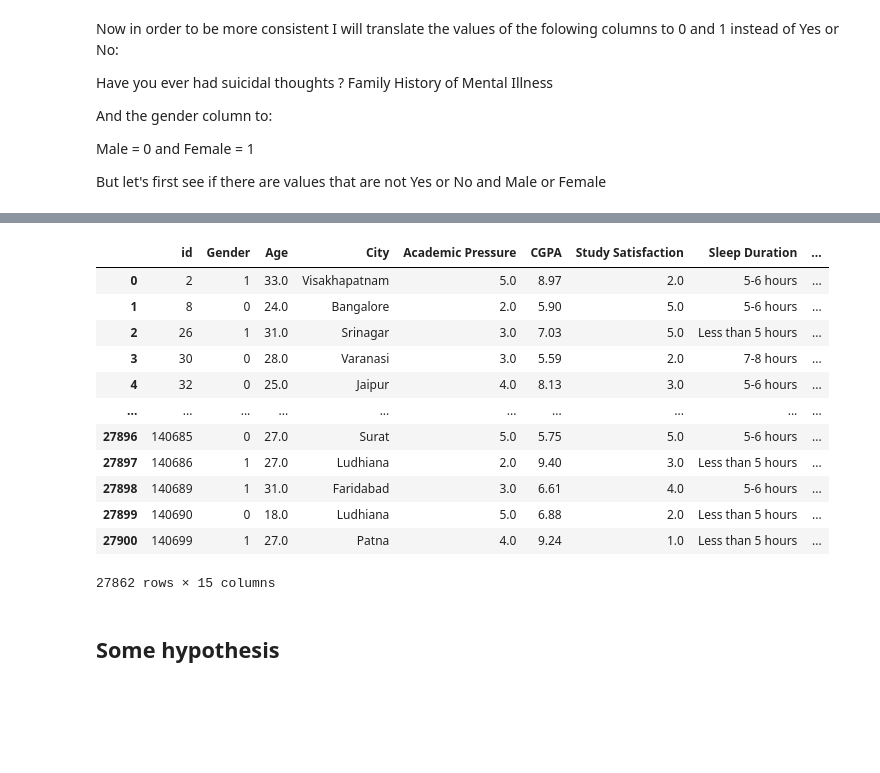
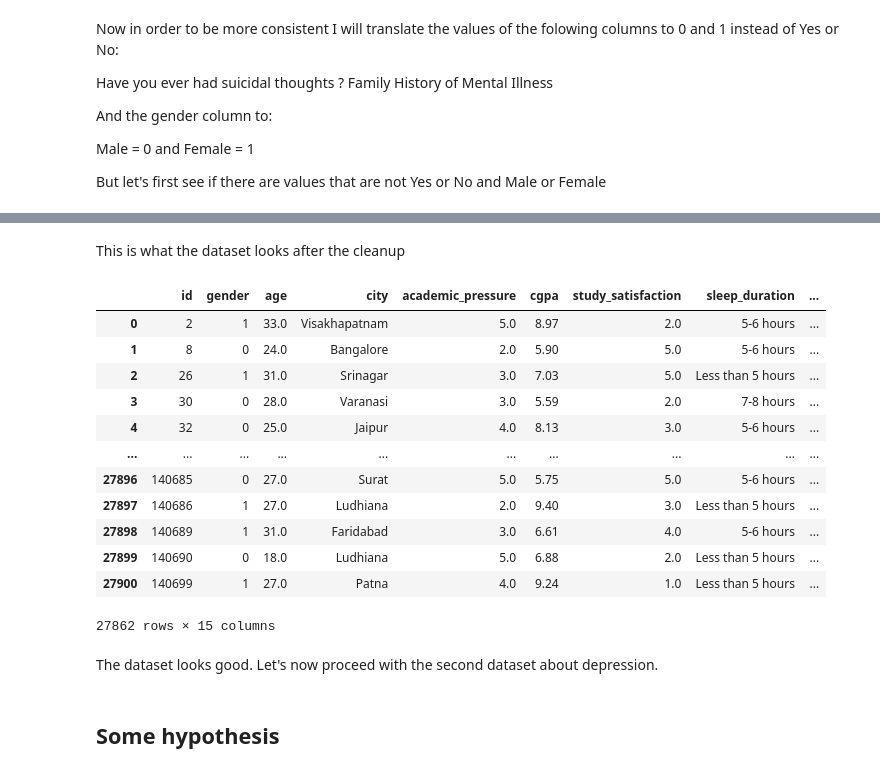
Before and after one commit to VladoDev03/mental-cognitive-disorders-analysis, a Jupyter notebook: disorders-analysis/disorders-analysis.ipynb, the cells around one changed output, grey strips where cells are left out. Drawn from its saved outputs; the diff is of its cells as text; code cells hidden in the pictures; blank space fills up the shorter version.

Commit message:
Added plan and some more cleanup and renamings.

```diff
--- a/disorders-analysis/disorders-analysis.ipynb
+++ b/disorders-analysis/disorders-analysis.ipynb
@@ -79,8 +115,8 @@ Job Satisfaction
 3.0        1
 Name: count, dtype: int64
 # %%
-data = data[data["Job Satisfaction"] == 0]
-data = data.drop(columns=["Job Satisfaction"])
+student_depression_data = student_depression_data[student_depression_data.job_satisfaction == 0]
+student_depression_data = student_depression_data.drop(columns=["job_satisfaction"])
 # %% [markdown]
 Here we can see that there are diferent values for Work Pressure and since we already decided to test only for students that are not employed, I am going to drop those that are equal to 0
 # %%
@@ -90,11 +126,11 @@ Work Pressure
 0.0    27862
 Name: count, dtype: int64
 # %%
-data = data.drop(columns=["Work Pressure"])
+student_depression_data = student_depression_data.drop(columns=["work_pressure"])
 # %% [markdown]
 Since we removed all records where the Profession column has a value diferrent than Student we can remove the whole column since it does not bring any new knowledge
 # %%
-data = data.drop(columns=["Profession"])
+student_depression_data = student_depression_data.drop(columns=["profession"])
 # %% [markdown]
 Now in order to be more consistent I will translate the values of the folowing columns to 0 and 1 instead of Yes or No:
 
@@ -126,11 +145,13 @@ Name: count, dtype: int64
 # %%
-data["Have you ever had suicidal thoughts ?"] = (data["Have you ever had suicidal thoughts ?"] == "Yes").astype(int)
-data["Family History of Mental Illness"] = (data["Family History of Mental Illness"] == "Yes").astype(int)
-data["Gender"] = (data["Gender"] == "Male").astype(int)
+student_depression_data.have_you_ever_had_suicidal_thoughts = (student_depression_data.have_you_ever_had_suicidal_thoughts == "Yes").astype(int)
+student_depression_data.family_history_of_mental_illness = (student_depression_data.family_history_of_mental_illness == "Yes").astype(int)
+student_depression_data.gender = (student_depression_data.gender == "Male").astype(int)
+# %% [markdown]
+This is what the dataset looks after the cleanup
 # %%
-data
+student_depression_data
 # %% [output]
-|  | id | Gender | Age | City | Academic Pressure | CGPA | Study Satisfaction | Sleep Duration | ... |
+|  | id | gender | age | city | academic_pressure | cgpa | study_satisfaction | sleep_duration | ... |
 | 0 | 2 | 1 | 33.0 | Visakhapatnam | 5.0 | 8.97 | 2.0 | 5-6 hours | ... |
 | 1 | 8 | 0 | 24.0 | Bangalore | 2.0 | 5.90 | 5.0 | 5-6 hours | ... |
 | 2 | 26 | 1 | 31.0 | Srinagar | 3.0 | 7.03 | 5.0 | Less than 5 hours | ... |
@@ -143,6 +164,8 @@ data
 | 27899 | 140690 | 0 | 18.0 | Ludhiana | 5.0 | 6.88 | 2.0 | Less than 5 hours | ... |
 | 27900 | 140699 | 1 | 27.0 | Patna | 4.0 | 9.24 | 1.0 | Less than 5 hours | ... |
 27862 rows × 15 columns
+# %% [markdown]
+The dataset looks good. Let's now proceed with the second dataset about depression.
 # %% [markdown]
 ## Some hypothesis
 # %% [markdown]
```
Also changed, not shown: parts of 18 cells of this notebook.
